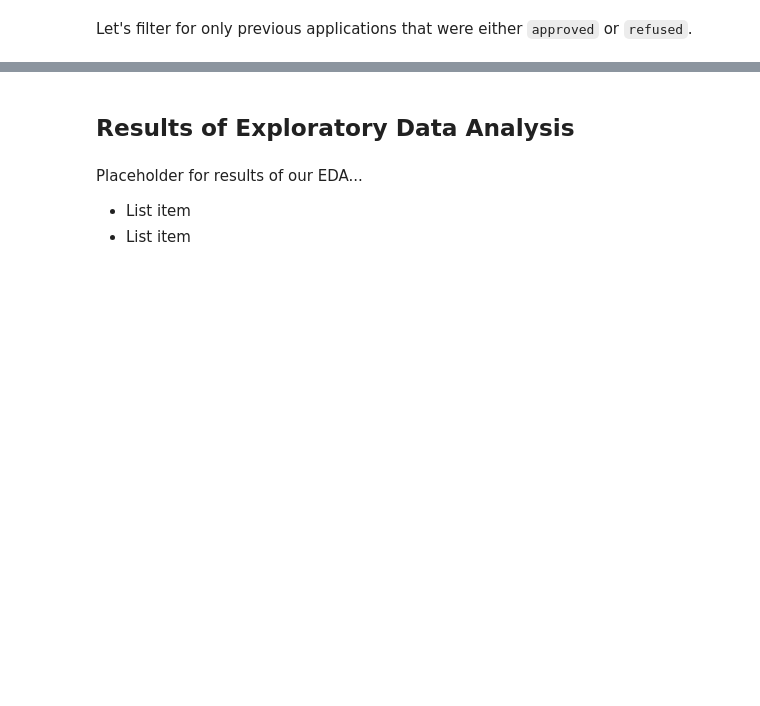
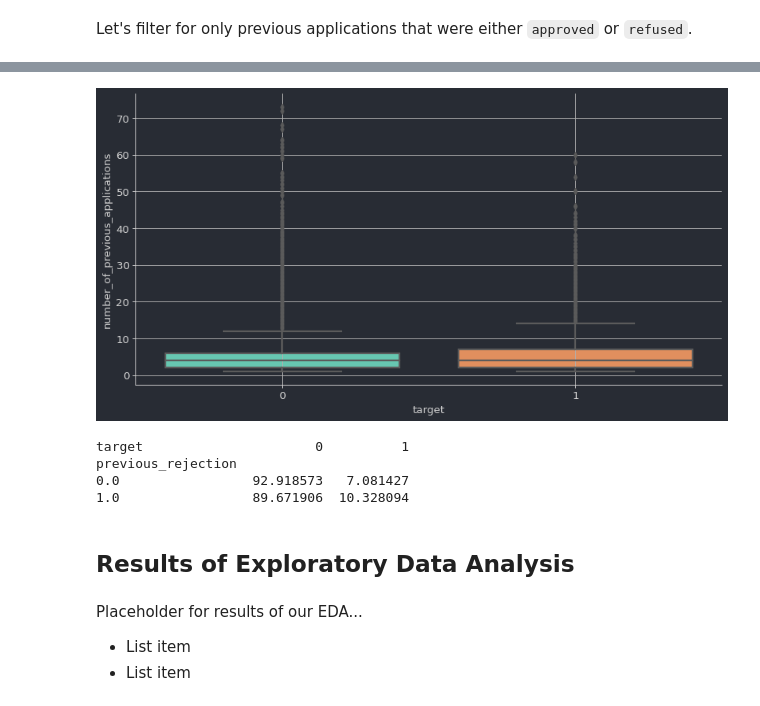
Before and after one commit to rca-devs/CIS-5450, a Jupyter notebook: Copy_of_CIS_5450_course_project.ipynb, the cells around one changed output, grey strips where cells are left out. Cells and saved outputs as stored; diff of their text form; code cells hidden in the pictures; blank space fills up the shorter version.

```diff
--- a/Copy_of_CIS_5450_course_project.ipynb
+++ b/Copy_of_CIS_5450_course_project.ipynb
@@ -2070,3 +2088,26 @@ merged_df.head()
+# %%
+# Is the number of previous applications correlated with default?  Possibly...
+
+sns.boxplot(data = merged_df, x = 'target', y = 'number_of_previous_applications')
+plt.grid()
+plt.show()
+# %% [output]
+[figure, added]
+# %%
+# Are borrowers who have previously been rejected more likely to default? Yes!
+
+previous_rejection_target_counts = merged_df.groupby(['previous_rejection', 'target']).size()
+
+previous_rejection_target_counts_unstacked = previous_rejection_target_counts.unstack('target')
+
+percentage_defaults_by_previous_rejection = previous_rejection_target_counts_unstacked.div(previous_rejection_target_counts_unstacked.sum(axis = 1), axis = 0) * 100
+
+print(percentage_defaults_by_previous_rejection)
+# %% [output]
+target                      0          1
+previous_rejection
+0.0                 92.918573   7.081427
+1.0                 89.671906  10.328094
 # %% [markdown]
 ## Results of Exploratory Data Analysis
 # %% [markdown]
```
Also changed, not shown: parts of 14 cells of this notebook.
